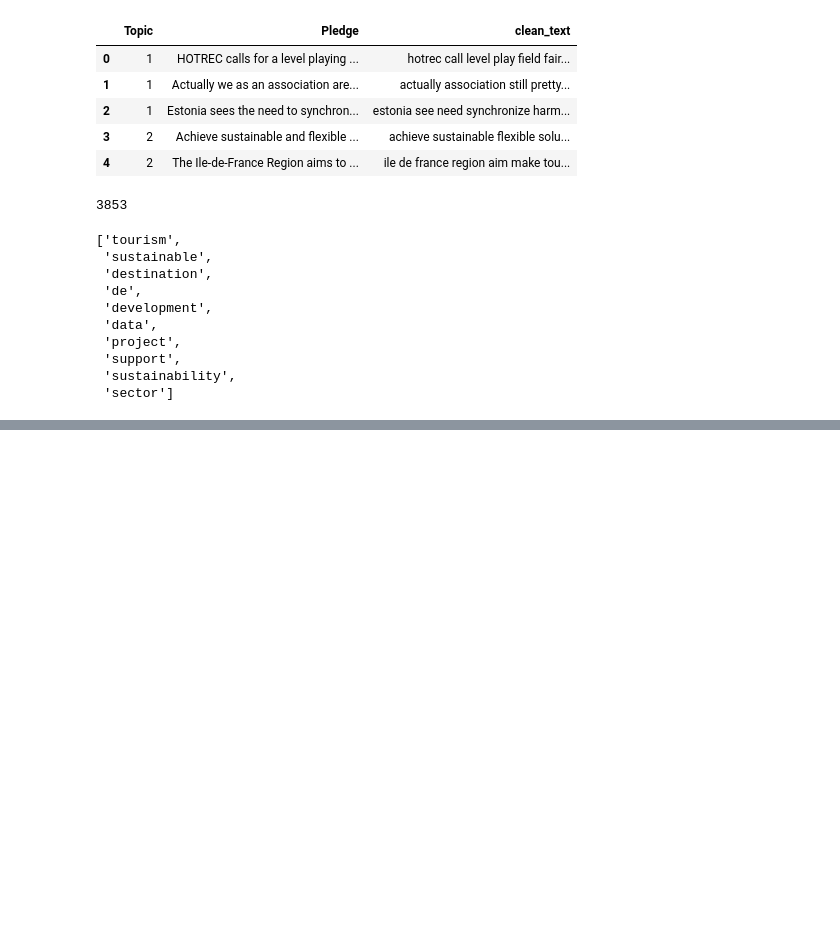
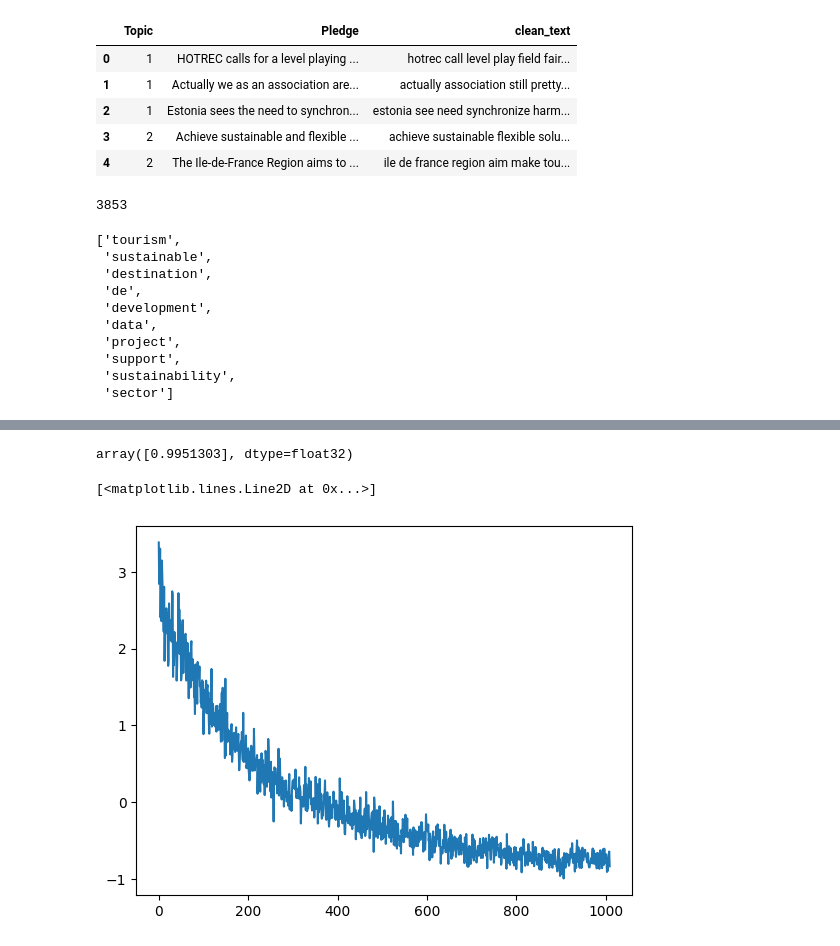
Before and after one commit to SEMICeu/semic_pledges, a Jupyter notebook: WordEmbedding/WordEmbedding.ipynb, the cells around one changed output, grey strips where cells are left out. Cells and saved outputs as stored; diff of their text form; code cells hidden in the pictures; blank space fills up the shorter version.

```diff
--- a/WordEmbedding/WordEmbedding.ipynb
+++ b/WordEmbedding/WordEmbedding.ipynb
@@ -6,7 +6,7 @@ import pandas as pd
 # To do later: Fetching data file automatically
 DirPpath = Path(os.path.abspath('')).parent # Fetching the current directory path - Specific for ipynb file - For .py: Path(os.path.dirname(os.path.realpath(__file__)).replace("\\", "/"))
 
-PledgesCsvPath = str(DirPpath.absolute()) + "/DataExploration/CleanedData.csv"
+PledgesCsvPath = str(DirPpath.absolute()) + "/CleanedData.csv"
 # %%
 PledgesDf = pd.read_csv(PledgesCsvPath, index_col=0)
 # %%
@@ -176,0 +202,5 @@ model.wv.most_similar(positive = ["sustainable"])
+# %%
+X = model.wv.vectors
+# %%
+pca = decomposition.PCA(n_components=1)
+results = pca.fit_transform(X)
@@ -176,0 +217,4 @@ model.wv.most_similar(positive = ["sustainable"])
+# %%
+pca.explained_variance_ratio_
+# %% [output]
+array([0.9951303], dtype=float32)
@@ -176,0 +223,5 @@ model.wv.most_similar(positive = ["sustainable"])
+# %%
+plt.plot(results[:,0])
+# %% [output]
+[<matplotlib.lines.Line2D at 0x...>]
+[figure, added]
```
Also changed, not shown: parts of 18 cells of this notebook.
